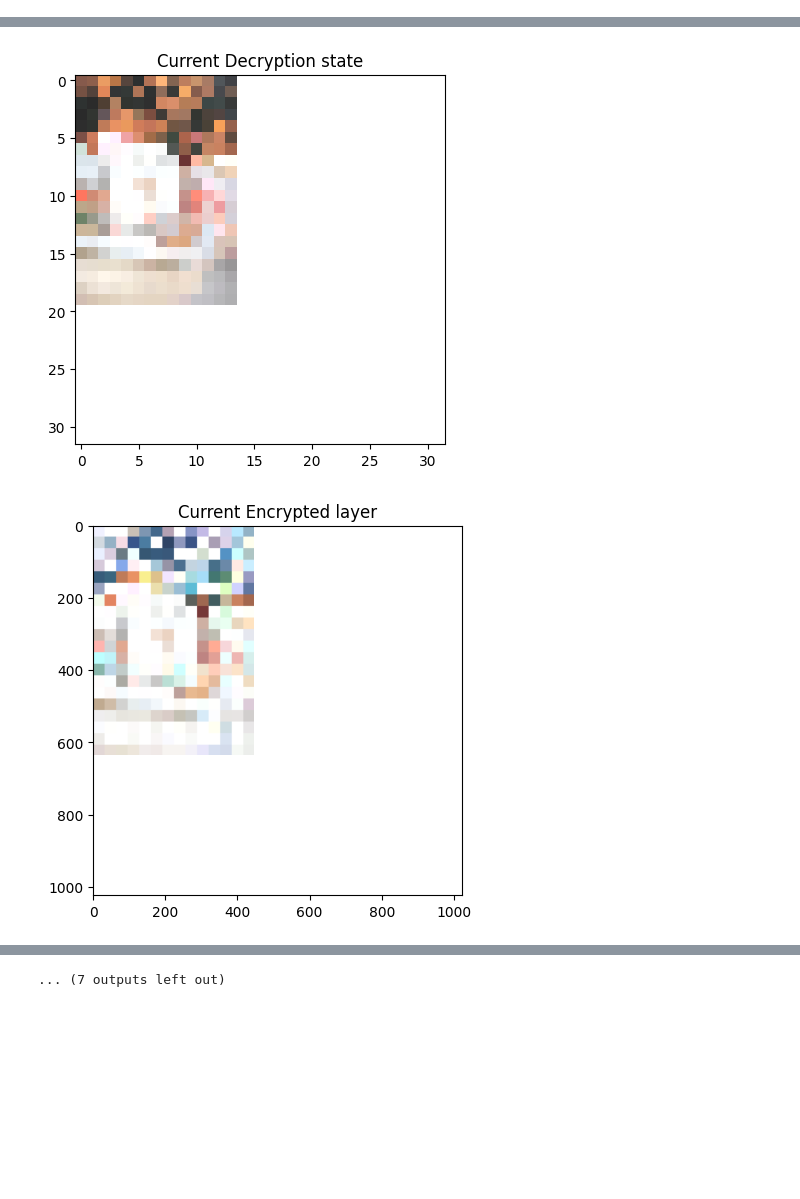
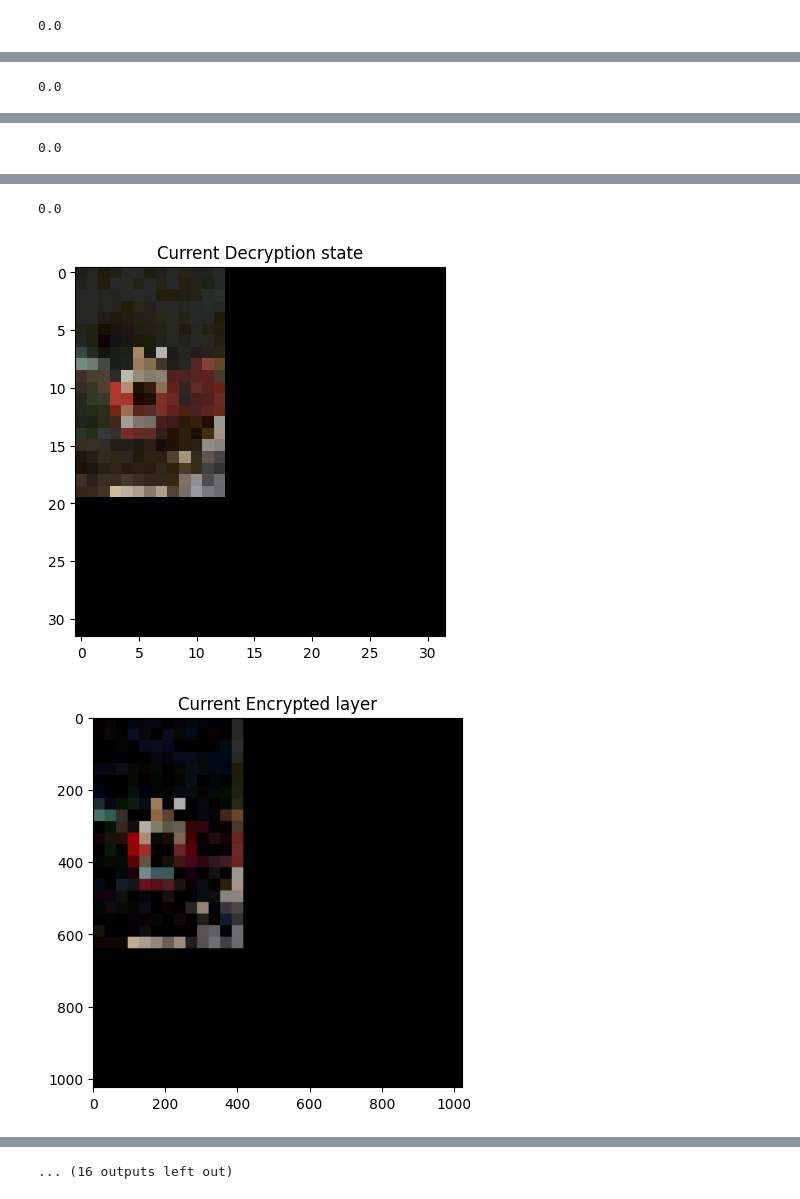
Before and after one commit to EfficiencySimplicity/ScraperScatter, a Jupyter notebook: python demo/ScraperScatterV5.ipynb, the cells around one changed output, grey strips where cells are left out. Cells and saved outputs as stored; diff of their text form; code cells hidden in the pictures; blank space fills up the shorter version.

Commit message:
version 5.0.1 - screen blend mode

```diff
--- a/python demo/ScraperScatterV5.ipynb
+++ b/python demo/ScraperScatterV5.ipynb
@@ -62,6 +64,8 @@ def pixellate_at_depth(image, depth=1, method = 'normal'):
         pixel_map = np.average(pixel_map, axis = (2,3))
     elif method == 'multiply':
         pixel_map = np.max(pixel_map, axis = (2,3))
+    elif method == 'screen':
+        pixel_map = np.min(pixel_map, axis = (2,3))
 
     return pixel_map
 # %%
@@ -191,6 +195,37 @@ def get_next_layer_multiply(image, current_map, last_depth, display_process=Fals
 
     # export expanded current map and this image
     return current_map, new_image
+# %%
+# Given a square target image and the current smaller image produced
+# by all previous layers generated so far, this generates the next layer
+# (assuming screen blend mode is being used)
+# and the new current smaller image, with a bit more detail
+
+def get_next_layer_screen(image, current_map, last_depth, display_process=False):
+    w,h,c = image.shape
+
+    this_depth = last_depth + 1
+
+    if display_process:
+        print("Working on stage ", this_depth)
+
+    target_map = pixellate_at_depth(image, this_depth, method = 'screen')
+
+    current_map = np.repeat(current_map, 2, axis=0)
+    current_map = np.repeat(current_map, 2, axis=1)
+
+    new_image = 1 - ((1-target_map) / (1-current_map))
+    current_map = 1 - (1-current_map)*(1-new_image)
+
+    print(np.sum(current_map - target_map))
+
+    new_image = np.clip(new_image, 0, 1)
+
+    new_image = np.repeat(new_image, w//new_image.shape[0], axis=0)
+    new_image = np.repeat(new_image, h//new_image.shape[1], axis=1)
+
+    # export expanded current map and this image
+    return current_map, new_image
 # %%
 # given image, method, and some other parameters,
 # applies the whole pipeline, padding and extracting layers.
@@ -236,6 +271,8 @@ def generate_component_images(image, starting_depth=1, method='normal', display_
             current_map, new_image = get_next_layer_normal(padded_image, current_map, starting_depth + i)
         elif method == 'multiply':
             current_map, new_image = get_next_layer_multiply(padded_image, current_map, starting_depth + i)
+        elif method == 'screen':
+            current_map, new_image = get_next_layer_screen(padded_image, current_map, starting_depth + i)
 
         if display_process:
             plt.title("Current Decryption state")
@@ -273,11 +310,13 @@ def generate_component_images(image, starting_depth=1, method='normal', display_
 # %%
 # Current available methods:
 # normal < not that good scattering
-# multiply < best so far
+# multiply < much better
+# screen < best so far
 
 # run code, appreciate images below, and then
 # open index.html from the correctly named folder
 # in your browser to see results.
 
-generate_component_images(images[-3], 1, method = 'multiply')
+generate_component_images(images[2], 1, method = 'screen')
 # %% [output]
+0.0
@@ -285,0 +325 @@ generate_component_images(images[-3], 1, method = 'multiply')
+0.0
@@ -287,0 +328 @@ generate_component_images(images[-3], 1, method = 'multiply')
+0.0
@@ -290,2 +331,3 @@ generate_component_images(images[-3], 1, method = 'multiply')
+0.0
-[figure, old version]
+[figure, new version]
-[figure, old version]
+[figure, new version]
@@ -296 +334 @@ generate_component_images(images[-3], 1, method = 'multiply')
-... (7 outputs left out)
+... (16 outputs left out)
```
Also changed, not shown: parts of 3 cells of this notebook, 35 other files.
